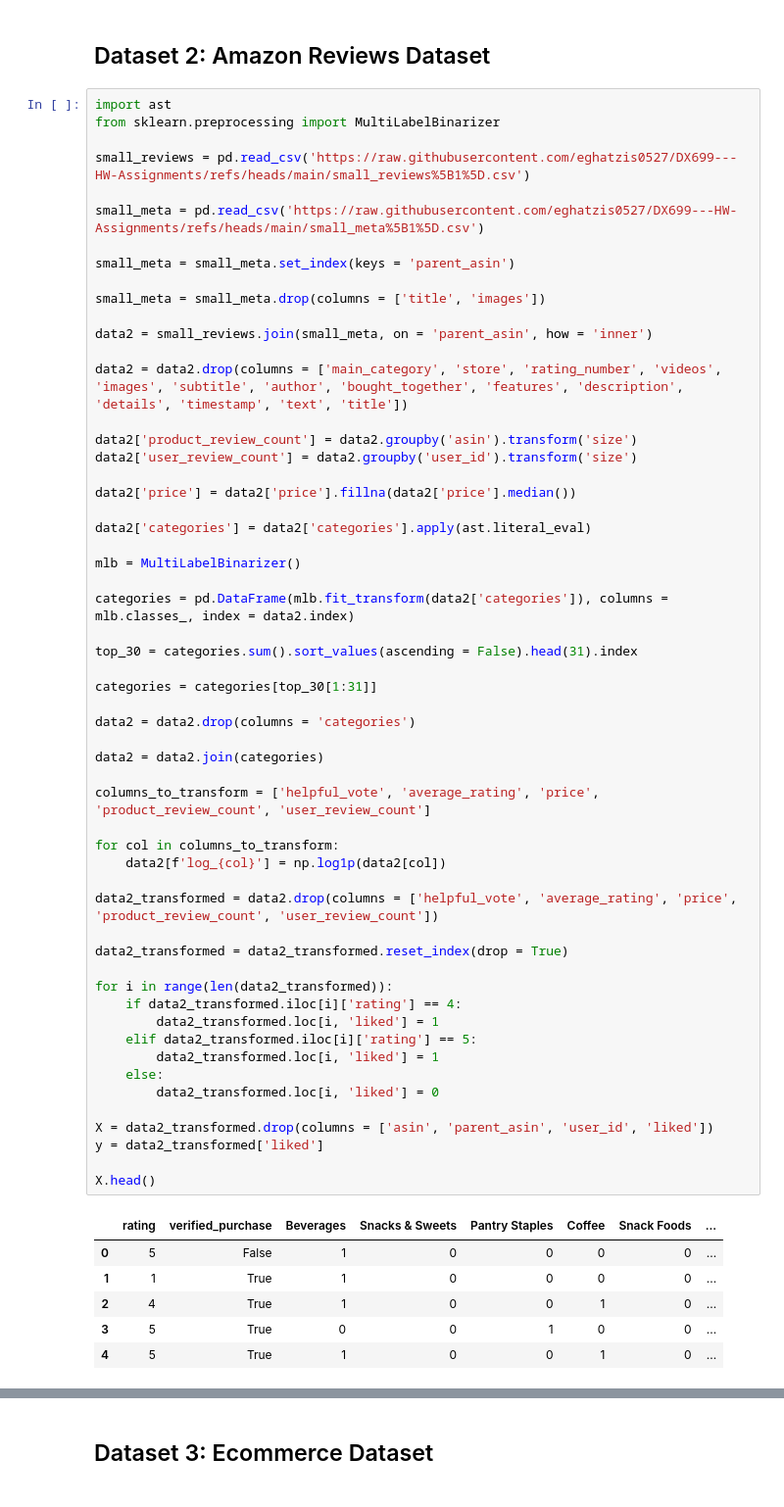
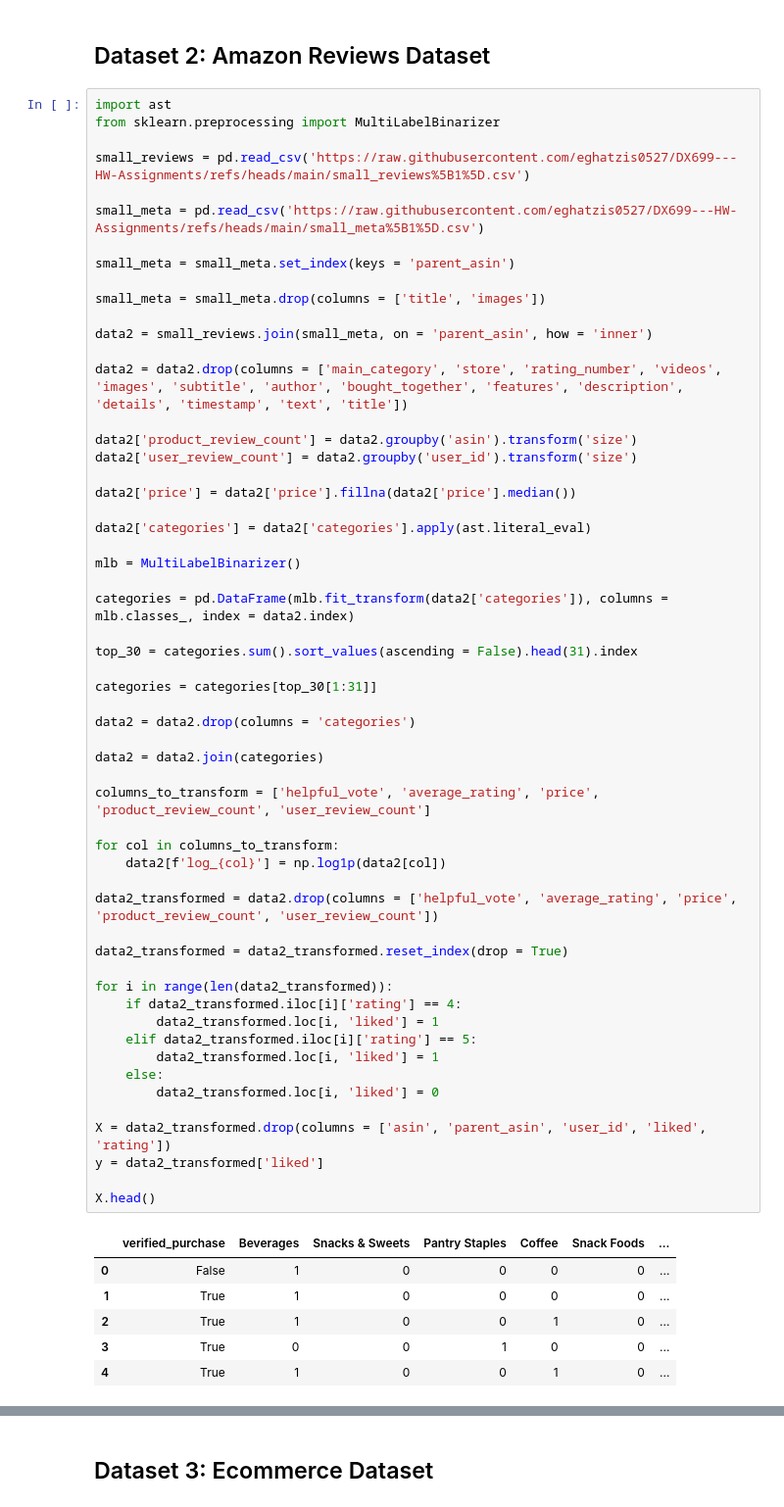
Before and after one commit to eghatzis0527/DX799---HW-Assignments, a Jupyter notebook: HW6.ipynb, the cells around one changed output, grey strips where cells are left out. Shown at 98% size. Cells and saved outputs as stored; diff of their text form.

```diff
--- a/HW6.ipynb
+++ b/HW6.ipynb
@@ -153,37 +153,37 @@ categories = pd.DataFrame(mlb.fit_transform(data2['categories']), columns = mlb.
 
 top_30 = categories.sum().sort_values(ascending = False).head(31).index
 
 categories = categories[top_30[1:31]]
 
 data2 = data2.drop(columns = 'categories')
 
 data2 = data2.join(categories)
 
 columns_to_transform = ['helpful_vote', 'average_rating', 'price', 'product_review_count', 'user_review_count']
 
 for col in columns_to_transform:
     data2[f'log_{col}'] = np.log1p(data2[col])
 
 data2_transformed = data2.drop(columns = ['helpful_vote', 'average_rating', 'price', 'product_review_count', 'user_review_count'])
 
 data2_transformed = data2_transformed.reset_index(drop = True)
 
 for i in range(len(data2_transformed)):
     if data2_transformed.iloc[i]['rating'] == 4:
         data2_transformed.loc[i, 'liked'] = 1
     elif data2_transformed.iloc[i]['rating'] == 5:
         data2_transformed.loc[i, 'liked'] = 1
     else:
         data2_transformed.loc[i, 'liked'] = 0
 
-X = data2_transformed.drop(columns = ['asin', 'parent_asin', 'user_id', 'liked'])
+X = data2_transformed.drop(columns = ['asin', 'parent_asin', 'user_id', 'liked', 'rating'])
 y = data2_transformed['liked']
 
 X.head()
 # %% [output]
-|  | rating | verified_purchase | Beverages | Snacks & Sweets | Pantry Staples | Coffee | Snack Foods | ... |
-| 0 | 5 | False | 1 | 0 | 0 | 0 | 0 | ... |
-| 1 | 1 | True | 1 | 0 | 0 | 0 | 0 | ... |
-| 2 | 4 | True | 1 | 0 | 0 | 1 | 0 | ... |
-| 3 | 5 | True | 0 | 0 | 1 | 0 | 0 | ... |
-| 4 | 5 | True | 1 | 0 | 0 | 1 | 0 | ... |
+|  | verified_purchase | Beverages | Snacks & Sweets | Pantry Staples | Coffee | Snack Foods | ... |
+| 0 | False | 1 | 0 | 0 | 0 | 0 | ... |
+| 1 | True | 1 | 0 | 0 | 0 | 0 | ... |
+| 2 | True | 1 | 0 | 0 | 1 | 0 | ... |
+| 3 | True | 0 | 0 | 1 | 0 | 0 | ... |
+| 4 | True | 1 | 0 | 0 | 1 | 0 | ... |
```
Also changed, not shown: parts of 5 cells of this notebook, 5 other files.
